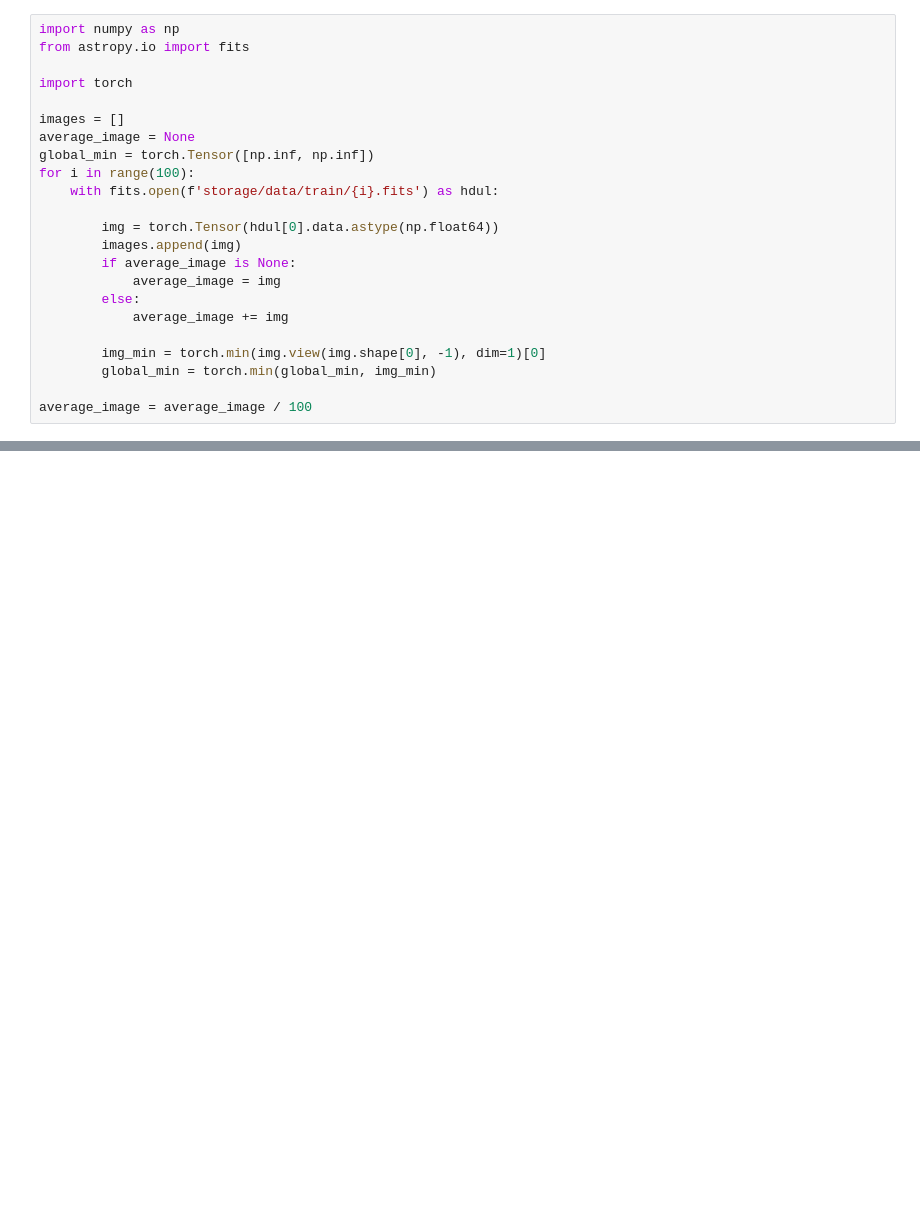
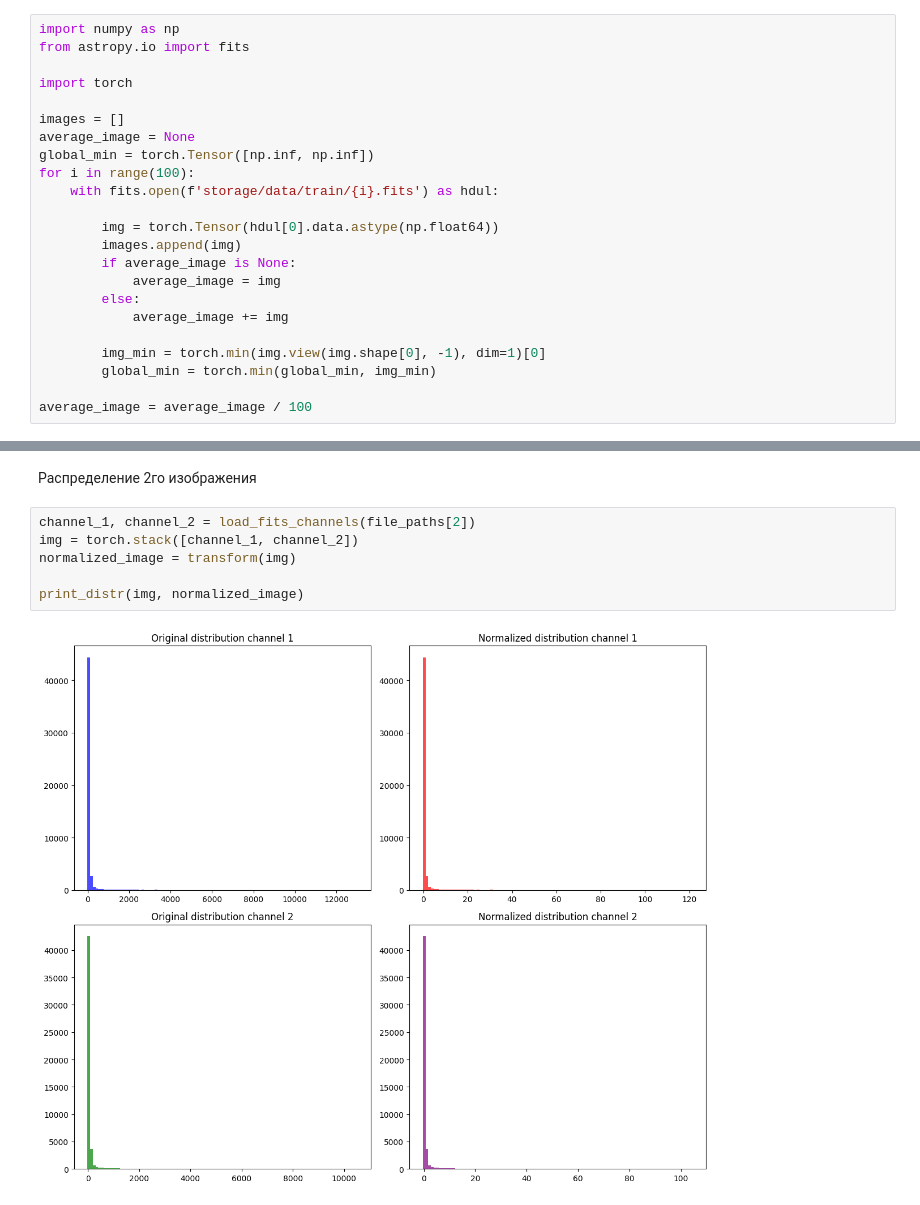
Before and after one commit to pelancha/galaxyHackers, a Jupyter notebook: notebooks/normalization.ipynb, the cells around one changed output, grey strips where cells are left out. Saved outputs shown, nothing was run; the diff lists cells and outputs as text; blank space fills up the shorter version.

```diff
--- a/notebooks/normalization.ipynb
+++ b/notebooks/normalization.ipynb
@@ -119,0 +255,10 @@ plot_histograms_in_loop([average_image])
+# %% [markdown]
+Распределение 2го изображения
+# %%
+channel_1, channel_2 = load_fits_channels(file_paths[2])
+img = torch.stack([channel_1, channel_2])
+normalized_image = transform(img)
+
+print_distr(img, normalized_image)
+# %% [output]
+[figure, added]
```
Also changed, not shown: parts of 28 cells of this notebook.
